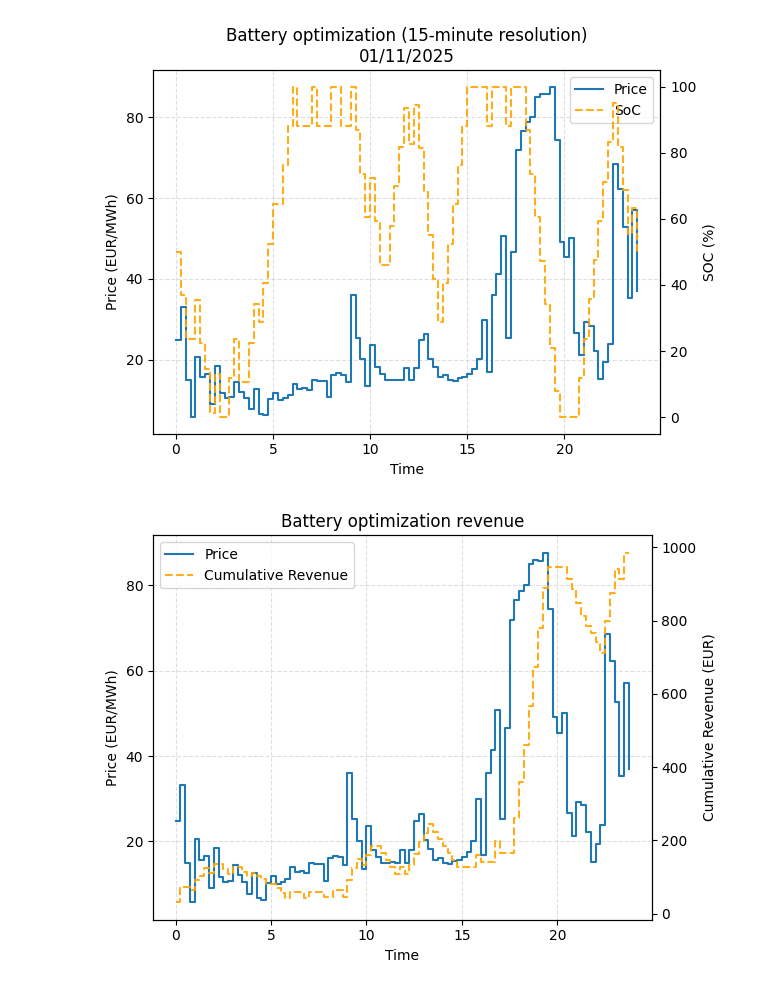
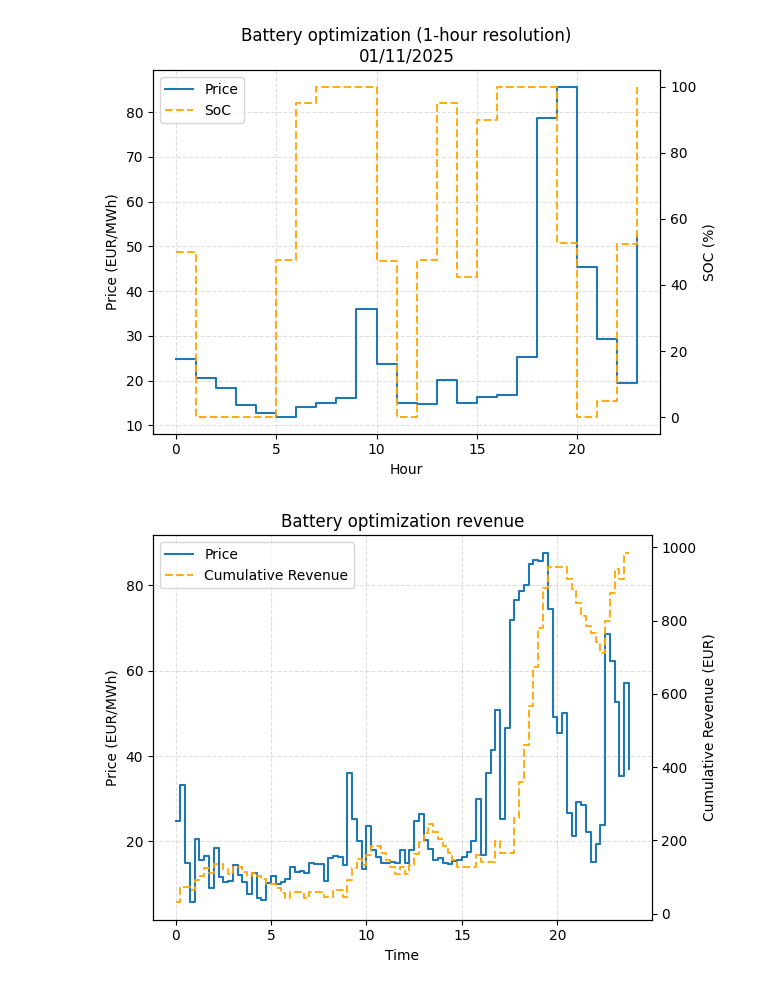
Before and after one commit to PierreG25/Battery-Optimization, a Jupyter notebook: visualization.ipynb, the cells around one changed output. Cells and saved outputs as stored; diff of their text form; code cells hidden in the pictures.

Commit message:
plots xlabel correction

```diff
--- a/visualization.ipynb
+++ b/visualization.ipynb
@@ -4,7 +4,7 @@ import pandas as pd
 import pyomo.environ as pyo
 import matplotlib.pyplot as plt
 # %%
-min_15 = True
+min_15 = False
 
 if min_15:
     csv_path = 'data/dispatch_results_15.csv'
@@ -32,35 +32,35 @@ l1, = ax1.step(
 )
 ax1.set_ylabel("Price (EUR/MWh)")
 ax1.grid(True, linestyle="--", alpha=0.4)
 
 # Right axis: SOC
 ax2 = ax1.twinx()
 l2, = ax2.step(
     x,
     y2,
     where="post",
     label="SoC",
     linestyle="--",
     color="orange",
     alpha=0.9
 )
 ax2.set_ylabel("SOC (%)")
 
 # Shared elements
-ax1.set_xlabel("Time")
+ax1.set_xlabel("Hour")
 ax1.set_title("Battery optimization (15-minute resolution)\n01/11/2025" if min_15 else "Battery optimization (1-hour resolution)\n01/11/2025")
 
 # Single legend for both axes
 ax1.legend(handles=[l1, l2], loc="best")
 
 fig.tight_layout()
 if min_15:
     fig.savefig('figures/battery_optimization_plot_15.png', dpi=300)
 else:
     fig.savefig('figures/battery_optimization_plot.png', dpi=300)
 plt.show()
 # %% [output]
-[figure, old version]
+[figure, new version]
 # %%
 fig, ax1 = plt.subplots()
 
```
Also changed, not shown: 2 other files.
